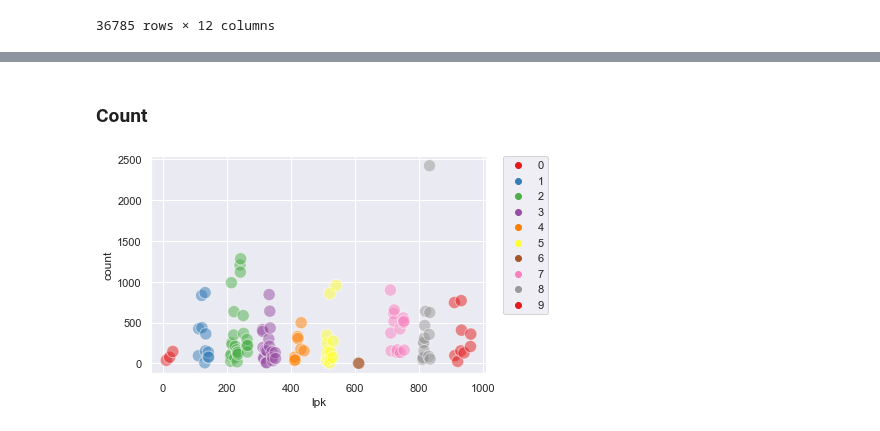
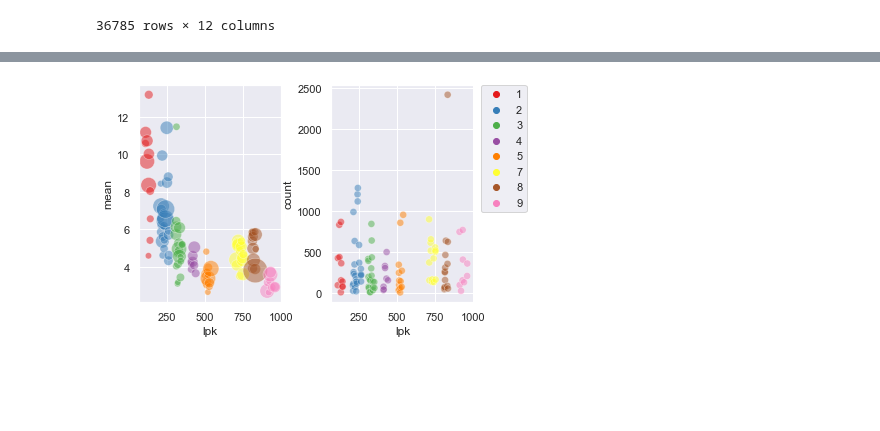
Before and after one commit to EdvinasStonevicius/LT-national-salary-analysis, a Jupyter notebook: python/Feature_engineering.ipynb, the cells around one changed output, grey strips where cells are left out. Saved outputs shown, nothing was run; the diff lists cells and outputs as text; code cells hidden in the pictures; blank space fills up the shorter version.

```diff
--- a/python/Feature_engineering.ipynb
+++ b/python/Feature_engineering.ipynb
@@ -189,2 +206,4 @@ data2018ft
+# %%
+data2018ft.drop(data2018ft[(data2018ft.lpk1 == 6) | (data2018ft.lpk1 == 0) ].index, inplace=True)
 # %%
 lpk_agg = data2018ft.groupby(['lpk1', 'lpk2', 'lpk'])['hourly_rate'].agg(['mean', 'count', 'std']).reset_index()
@@ -227,9 +210,12 @@ lpk2_agg
 # %%
 sns.set_theme(rc={"figure.figsize":(6, 4)})
-# %% [markdown]
-### Count
 # %%
-sns.scatterplot(data=lpk_agg, x='lpk', y='count', hue='lpk1', s=150, alpha=0.5,palette='Set1')
+f, axes = plt.subplots(1, 2)
+plt.subplots_adjust(wspace = 0.35)
+sns.scatterplot(ax=axes[0], data=lpk_agg, x='lpk', y='mean', hue='lpk1',
+                 size='count',sizes=(40, 600), alpha=0.5, palette='Set1', legend=False)
+sns.scatterplot(ax=axes[1], data=lpk_agg, x='lpk', y='count', hue='lpk1',
+                s=50, alpha=0.5,palette='Set1')
 plt.legend(bbox_to_anchor=(1.05, 1), loc=2, borderaxespad=0.0);
 # %% [output]
-[figure, old version]
+[figure, new version]
```
Also changed, not shown: parts of 23 cells of this notebook.
